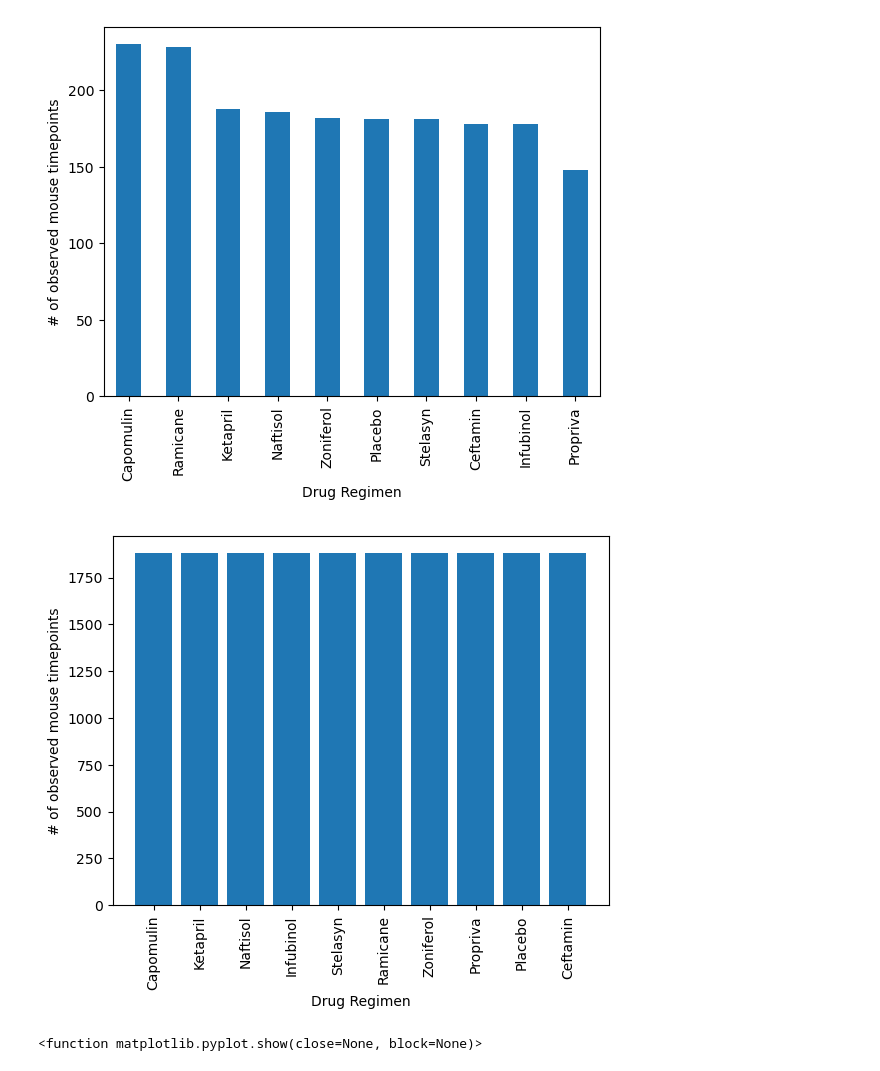
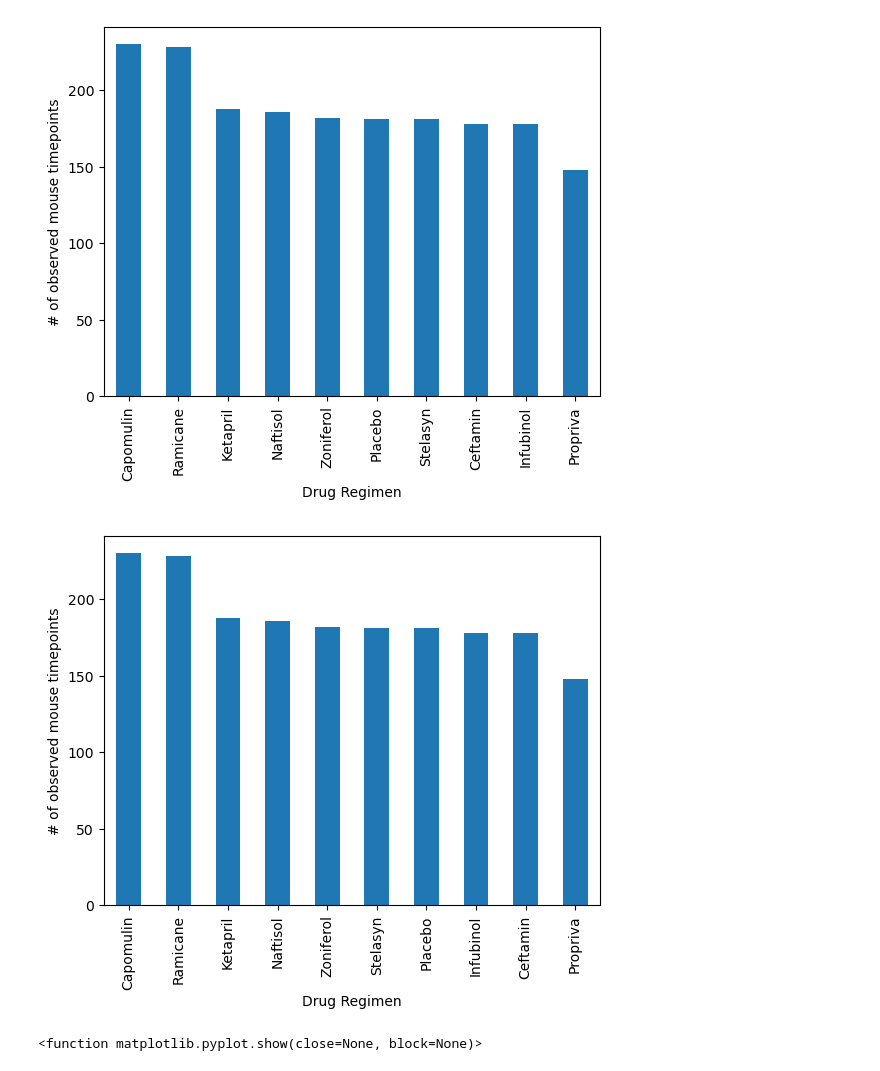
Before and after one commit to cassidysimmons/matplotlib-challenge, a Jupyter notebook: Pymaceuticals/pymaceuticals_starter.ipynb, the cells around one changed output. Saved outputs shown, nothing was run; the diff lists cells and outputs as text; code cells hidden in the pictures.

Commit message:
all done, no more incorrect values or errors (complete)

```diff
--- a/Pymaceuticals/pymaceuticals_starter.ipynb
+++ b/Pymaceuticals/pymaceuticals_starter.ipynb
@@ -103,7 +100,6 @@ Name: count, Length: 248, dtype: int64
 # %%
 # Generate a summary statistics table of mean, median, variance, standard deviation, and SEM of the tumor volume for each regimen
 
-# ================================= fix SEM ====================================
 
 drug_regimen = cleaned_df.groupby(["Drug Regimen"])
 
@@ -111,8 +107,8 @@ mean = drug_regimen["Tumor Volume (mm3)"].mean()
 median = drug_regimen["Tumor Volume (mm3)"].median()
 variance = drug_regimen["Tumor Volume (mm3)"].var()
 std_dev = drug_regimen["Tumor Volume (mm3)"].std()
-sem = st.sem(cleaned_df.set_index(["Drug Regimen"])["Tumor Volume (mm3)"])
-sem
+
+sem = drug_regimen["Tumor Volume (mm3)"].sem()
 # Use groupby and summary statistical methods to calculate the following properties of each drug regimen:
 # mean, median, variance, standard deviation, and SEM of the tumor volume.
 # Assemble the resulting series into a single summary DataFrame.
@@ -155,15 +151,14 @@ plt.show()
 # %%
 # Generate a bar plot showing the total number of rows (Mouse ID/Timepoints) for each drug regimen using pyplot.
 
-#==================================== fix Mouse ID (y axis) ============================
-
-plt.bar(cleaned_df["Drug Regimen"], cleaned_df["Mouse ID"].count())
+counts = cleaned_df['Drug Regimen'].value_counts()
+counts.plot(kind="bar")
 plt.xlabel("Drug Regimen")
 plt.ylabel("# of observed mouse timepoints")
 plt.xticks(rotation=90)
 plt.show()
 # %% [output]
-[figure, old version]
+[figure, new version]
 # %%
 # Generate a pie plot showing the distribution of female versus male mice using Pandas
 cleaned_df["Sex"].value_counts().plot(kind='pie', autopct='%1.1f%%', ylabel='sex')
```
Also changed, not shown: parts of 6 cells of this notebook.
